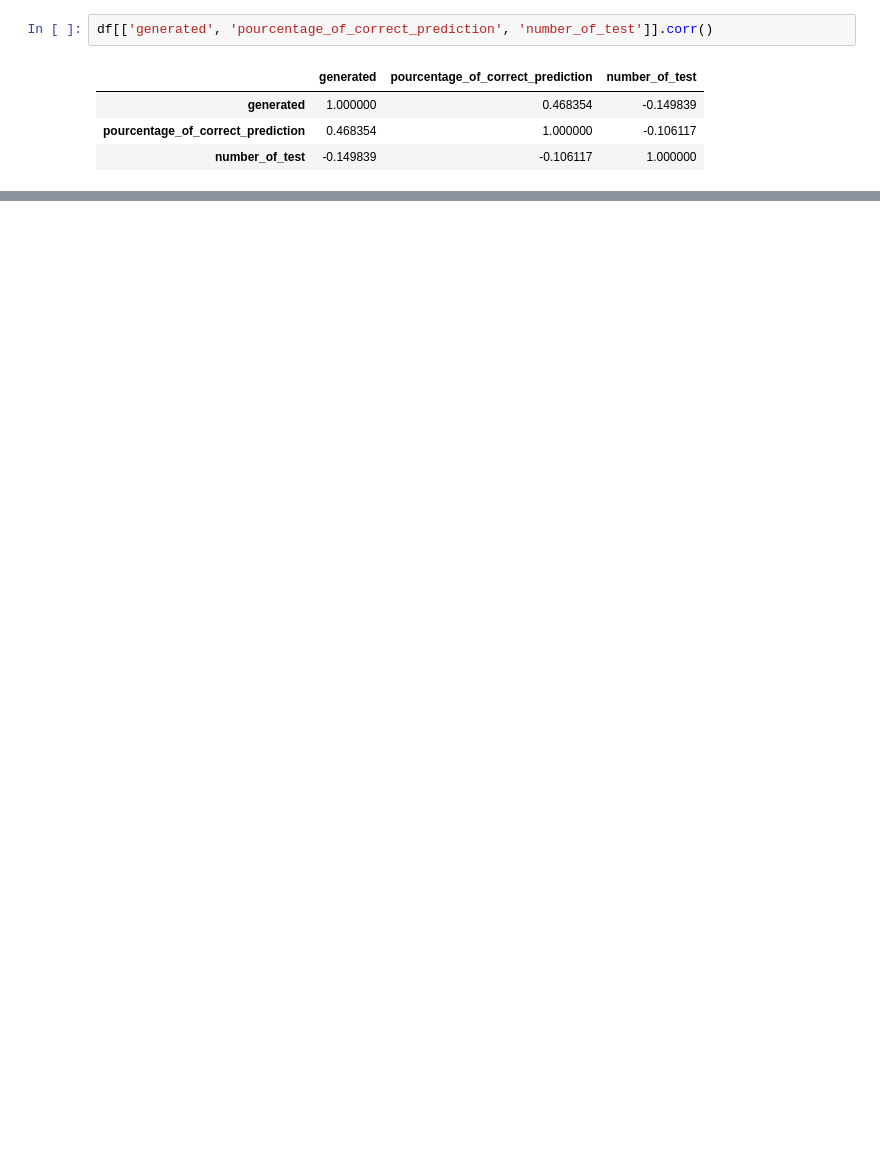
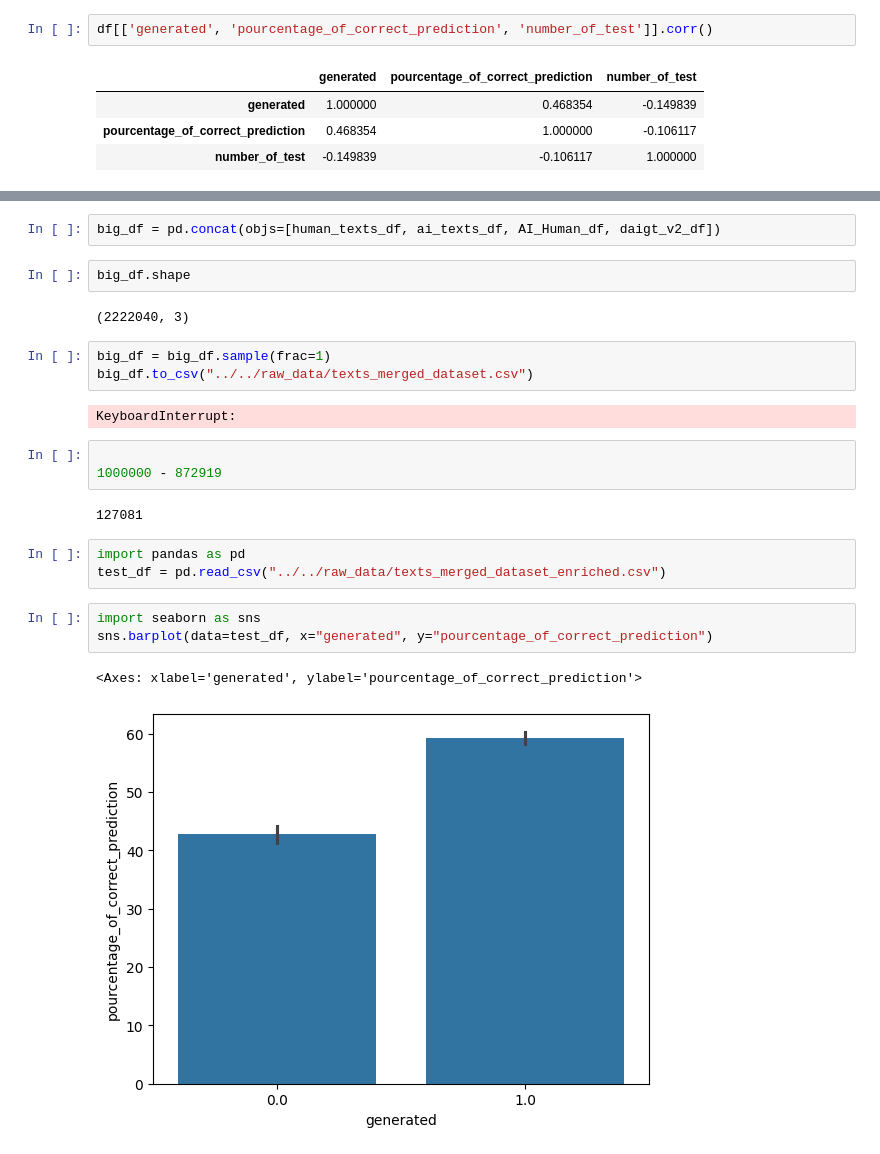
Before and after one commit to yukaberry/detect_ai_content, a Jupyter notebook: notebooks/texts/jerome_texts_BERT_predictions_playgroud.ipynb, the cells around one changed output, grey strips where cells are left out. Saved outputs shown, nothing was run; the diff lists cells and outputs as text; blank space fills up the shorter version.

```diff
--- a/notebooks/texts/jerome_texts_BERT_predictions_playgroud.ipynb
+++ b/notebooks/texts/jerome_texts_BERT_predictions_playgroud.ipynb
@@ -33,0 +157,25 @@ df[['generated', 'pourcentage_of_correct_prediction', 'number_of_test']].corr()
+# %%
+big_df = pd.concat(objs=[human_texts_df, ai_texts_df, AI_Human_df, daigt_v2_df])
+# %%
+big_df.shape
+# %% [output]
+(2222040, 3)
+# %%
+big_df = big_df.sample(frac=1)
+big_df.to_csv("../../raw_data/texts_merged_dataset.csv")
+# %% [output]
+KeyboardInterrupt:
+# %%
+
+1000000 - 872919
+# %% [output]
+127081
+# %%
+import pandas as pd
+test_df = pd.read_csv("../../raw_data/texts_merged_dataset_enriched.csv")
+# %%
+import seaborn as sns
+sns.barplot(data=test_df, x="generated", y="pourcentage_of_correct_prediction")
+# %% [output]
+<Axes: xlabel='generated', ylabel='pourcentage_of_correct_prediction'>
+[figure, added]
```
Also changed, not shown: parts of 18 cells of this notebook, 12 other files.
